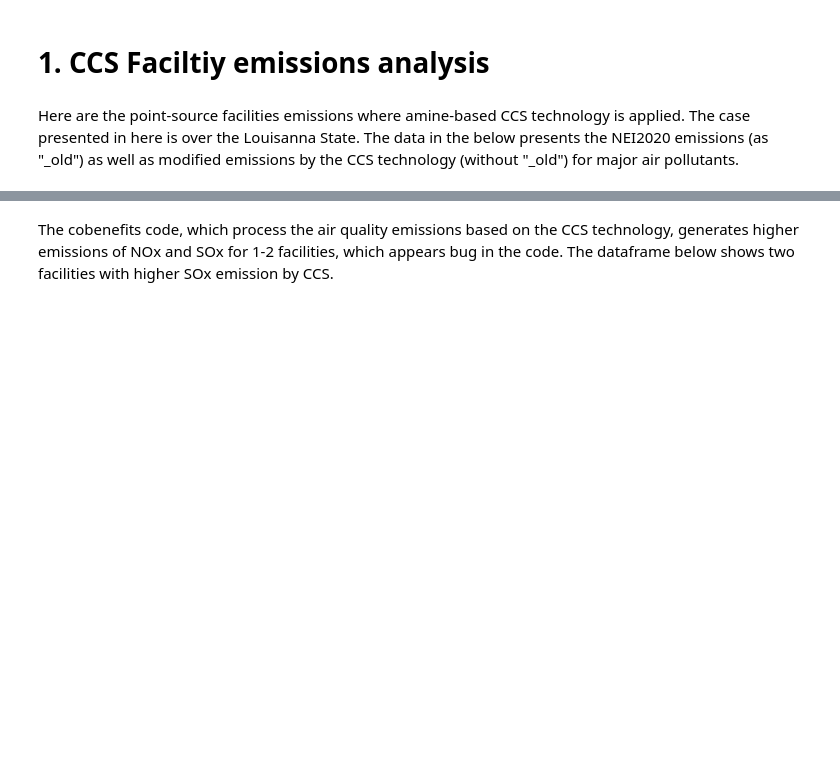
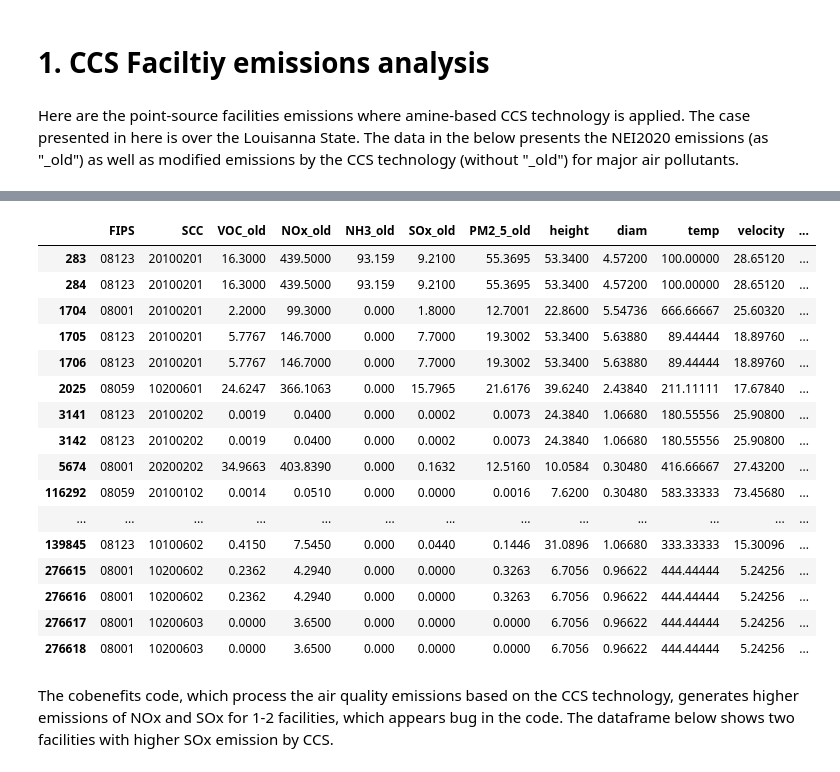
Before and after one commit to CarbonSolutions/LOCAETA_AQ, a Jupyter notebook: LOCAETA-reports/emission_analysis.ipynb, the cells around one changed output, grey strips where cells are left out. Cells and saved outputs as stored; diff of their text form; code cells hidden in the pictures; blank space fills up the shorter version.

```diff
--- a/LOCAETA-reports/emission_analysis.ipynb
+++ b/LOCAETA-reports/emission_analysis.ipynb
@@ -58,2 +34,40 @@ Warning 3: Cannot find header.dxf (GDAL_DATA is not defined)
+# %%
+
+# IMPORTANT NOTE : This subset function doesn't include total emissions by EIS_ID. Some cases,
+def subset_pollutants_with_difference(df, pollutants):
+    mask = False  # Initialize a mask to filter rows
+    for pollutant in pollutants:
+        col_current = pollutant
+        col_old = f'{pollutant}_old'
+
+        if col_current in df.columns and col_old in df.columns:
+            # Check where the pollutant and its "_old" version differ
+            mask |= (df[col_current] != df[col_old])
+
+    # Subset the dataframe based on the mask
+    return df[mask]
+
+pollutants = ['VOC', 'NOx', 'NH3', 'SOx', 'PM2_5']
+subset_df = subset_pollutants_with_difference(gdf_CS_emis, pollutants)
+
+subset_df
+# %% [output]
+|  | FIPS | SCC | VOC_old | NOx_old | NH3_old | SOx_old | PM2_5_old | height | diam | temp | velocity | ... |
+| 283 | 08123 | 20100201 | 16.3000 | 439.5000 | 93.159 | 9.2100 | 55.3695 | 53.3400 | 4.57200 | 100.00000 | 28.65120 | ... |
+| 284 | 08123 | 20100201 | 16.3000 | 439.5000 | 93.159 | 9.2100 | 55.3695 | 53.3400 | 4.57200 | 100.00000 | 28.65120 | ... |
+| 1704 | 08001 | 20100201 | 2.2000 | 99.3000 | 0.000 | 1.8000 | 12.7001 | 22.8600 | 5.54736 | 666.66667 | 25.60320 | ... |
+| 1705 | 08123 | 20100201 | 5.7767 | 146.7000 | 0.000 | 7.7000 | 19.3002 | 53.3400 | 5.63880 | 89.44444 | 18.89760 | ... |
+| 1706 | 08123 | 20100201 | 5.7767 | 146.7000 | 0.000 | 7.7000 | 19.3002 | 53.3400 | 5.63880 | 89.44444 | 18.89760 | ... |
+| 2025 | 08059 | 10200601 | 24.6247 | 366.1063 | 0.000 | 15.7965 | 21.6176 | 39.6240 | 2.43840 | 211.11111 | 17.67840 | ... |
+| 3141 | 08123 | 20100202 | 0.0019 | 0.0400 | 0.000 | 0.0002 | 0.0073 | 24.3840 | 1.06680 | 180.55556 | 25.90800 | ... |
+| 3142 | 08123 | 20100202 | 0.0019 | 0.0400 | 0.000 | 0.0002 | 0.0073 | 24.3840 | 1.06680 | 180.55556 | 25.90800 | ... |
+| 5674 | 08001 | 20200202 | 34.9663 | 403.8390 | 0.000 | 0.1632 | 12.5160 | 10.0584 | 0.30480 | 416.66667 | 27.43200 | ... |
+| 116292 | 08059 | 20100102 | 0.0014 | 0.0510 | 0.000 | 0.0000 | 0.0016 | 7.6200 | 0.30480 | 583.33333 | 73.45680 | ... |
+| ... | ... | ... | ... | ... | ... | ... | ... | ... | ... | ... | ... | ... |
+| 139845 | 08123 | 10100602 | 0.4150 | 7.5450 | 0.000 | 0.0440 | 0.1446 | 31.0896 | 1.06680 | 333.33333 | 15.30096 | ... |
+| 276615 | 08001 | 10200602 | 0.2362 | 4.2940 | 0.000 | 0.0000 | 0.3263 | 6.7056 | 0.96622 | 444.44444 | 5.24256 | ... |
+| 276616 | 08001 | 10200602 | 0.2362 | 4.2940 | 0.000 | 0.0000 | 0.3263 | 6.7056 | 0.96622 | 444.44444 | 5.24256 | ... |
+| 276617 | 08001 | 10200603 | 0.0000 | 3.6500 | 0.000 | 0.0000 | 0.0000 | 6.7056 | 0.96622 | 444.44444 | 5.24256 | ... |
+| 276618 | 08001 | 10200603 | 0.0000 | 3.6500 | 0.000 | 0.0000 | 0.0000 | 6.7056 | 0.96622 | 444.44444 | 5.24256 | ... |
 # %% [markdown]
 The cobenefits code, which process the air quality emissions based on the CCS technology, generates higher emissions of NOx and SOx for 1-2 facilities, which appears bug in the code. The dataframe below shows two facilities with higher SOx emission by CCS.
```
Also changed, not shown: parts of 9 cells of this notebook, 6 other files.
